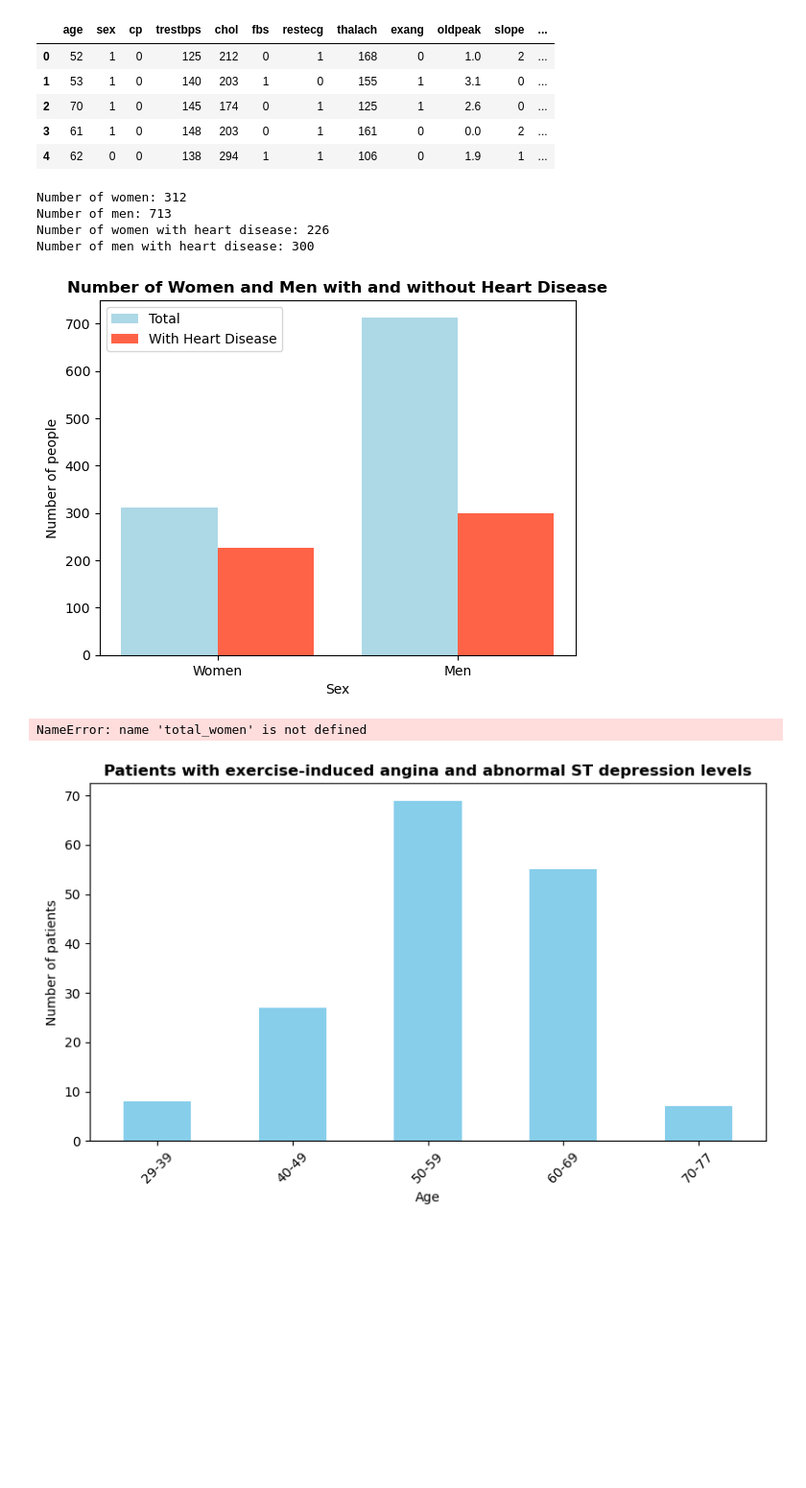
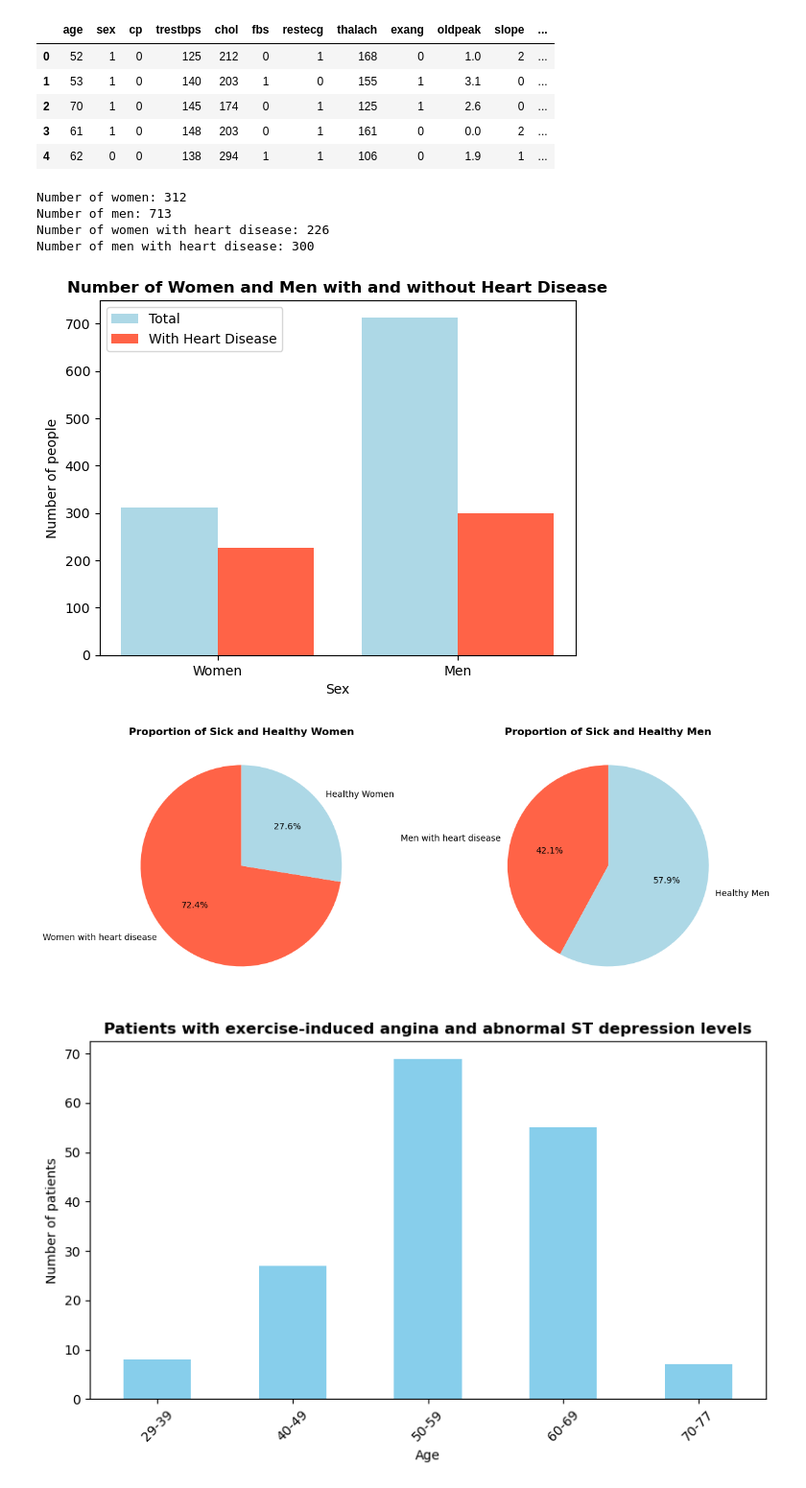
Before and after one commit to dallen91801/Heart-Disease-Analysis, a Jupyter notebook: Project 1.ipynb, the cells around one changed output. Shown at 96% size. Drawn from its saved outputs; the diff is of its cells as text; code cells hidden in the pictures; blank space fills up the shorter version.

```diff
--- a/Project 1.ipynb
+++ b/Project 1.ipynb
@@ -86,41 +86,41 @@ plt.show()
 
 
 ill_women = heart_disease_df[(heart_disease_df['sex'] == 0) & (heart_disease_df['target'] == 1)].shape[0]
-healthy_women = total_women - ill_women
+healthy_women = all_women - ill_women
 
 ill_men = heart_disease_df[(heart_disease_df['sex'] == 1) & (heart_disease_df['target'] == 1)].shape[0]
-healthy_men = total_men - ill_men
+healthy_men = all_men - ill_men
 
 plt.figure(figsize=(12, 6))
 
 labels_women = ['Women with heart disease', 'Healthy Women']
 sizes_women = [ill_women, healthy_women]
 colors_women = ['tomato', 'lightblue']
 
 
 plt.subplot(1, 2, 1)
 plt.pie(sizes_women, labels=labels_women, colors=colors_women, autopct='%1.1f%%', startangle=90)
 plt.title('Proportion of Sick and Healthy Women', fontweight='bold')
 
 labels_men = ['Men with heart disease', 'Healthy Men']
 sizes_men = [ill_men, healthy_men]
 colors_men = ['tomato', 'lightblue']
 
 
 plt.subplot(1, 2, 2)
 plt.pie(sizes_men, labels=labels_men, colors=colors_men, autopct='%1.1f%%', startangle=90)
 plt.title('Proportion of Sick and Healthy Men', fontweight='bold')
 
 plt.tight_layout()
 
 plt.show()
 # %% [output]
 Number of women: 312
 Number of men: 713
 Number of women with heart disease: 226
 Number of men with heart disease: 300
 [figure]
-NameError: name 'total_women' is not defined
+[figure, added]
 # %%
 #Hypothesis#2
 #Older patients are more likely to have exercise-induced angina and abnormal ST depression levels.
```
Also changed, not shown: parts of 1 cell of this notebook.
